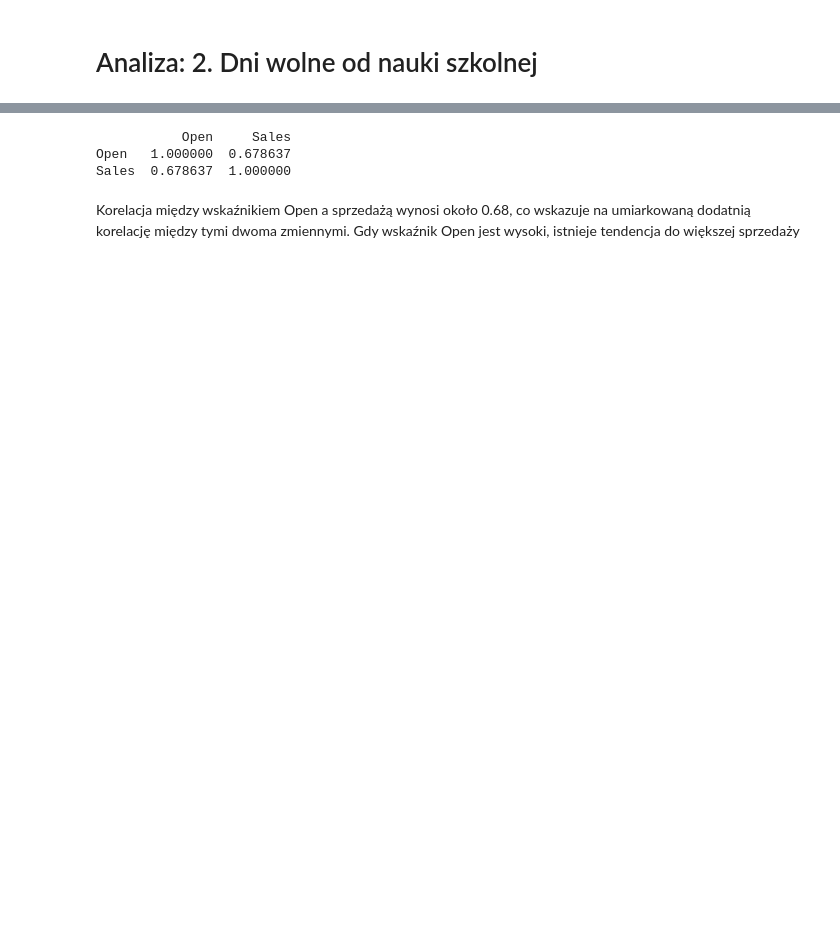
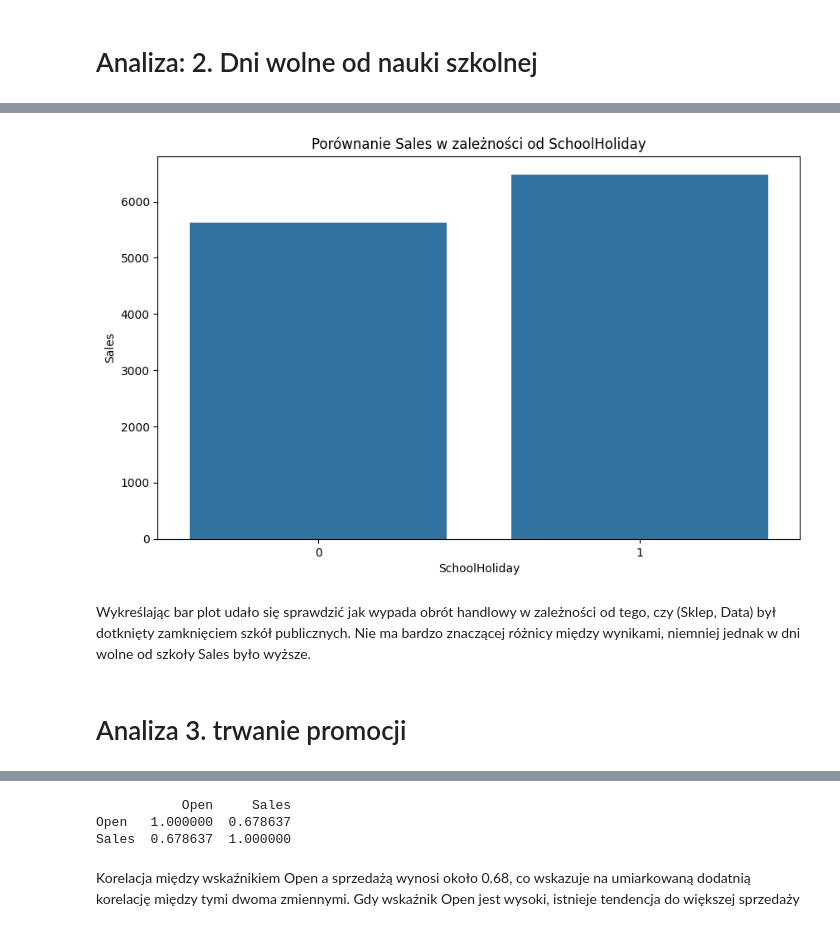
Before and after one commit to AgniechaP/EAD_project_1, a Jupyter notebook: blok_2/projekt_blok_2.ipynb, the cells around one changed output, grey strips where cells are left out. Cells and saved outputs as stored; diff of their text form; code cells hidden in the pictures; blank space fills up the shorter version.

```diff
--- a/blok_2/projekt_blok_2.ipynb
+++ b/blok_2/projekt_blok_2.ipynb
@@ -544,0 +634,18 @@ Tu wpisz wnioski!!!
+# %%
+# Dwie grupy: SchoolHoliday=0 i SchoolHoliday=1
+school_holiday_0 = merged_data[merged_data['SchoolHoliday'] == 0]
+school_holiday_1 = merged_data[merged_data['SchoolHoliday'] == 1]
+
+# Bar plot
+plt.figure(figsize=(10, 6))
+sns.barplot(x='SchoolHoliday', y='Sales', data=merged_data)
+plt.title('Porównanie Sales w zależności od SchoolHoliday')
+plt.xlabel('SchoolHoliday')
+plt.ylabel('Sales')
+plt.show()
+# %% [output]
+[figure, added]
+# %% [markdown]
+Wykreślając bar plot udało się sprawdzić jak wypada obrót handlowy w zależności od tego, czy (Sklep, Data) był dotknięty zamknięciem szkół publicznych. Nie ma bardzo znaczącej różnicy między wynikami, niemniej jednak w dni wolne od szkoły Sales było wyższe.
+# %% [markdown]
+# Analiza 3. trwanie promocji
```
Also changed, not shown: parts of 21 cells of this notebook.
